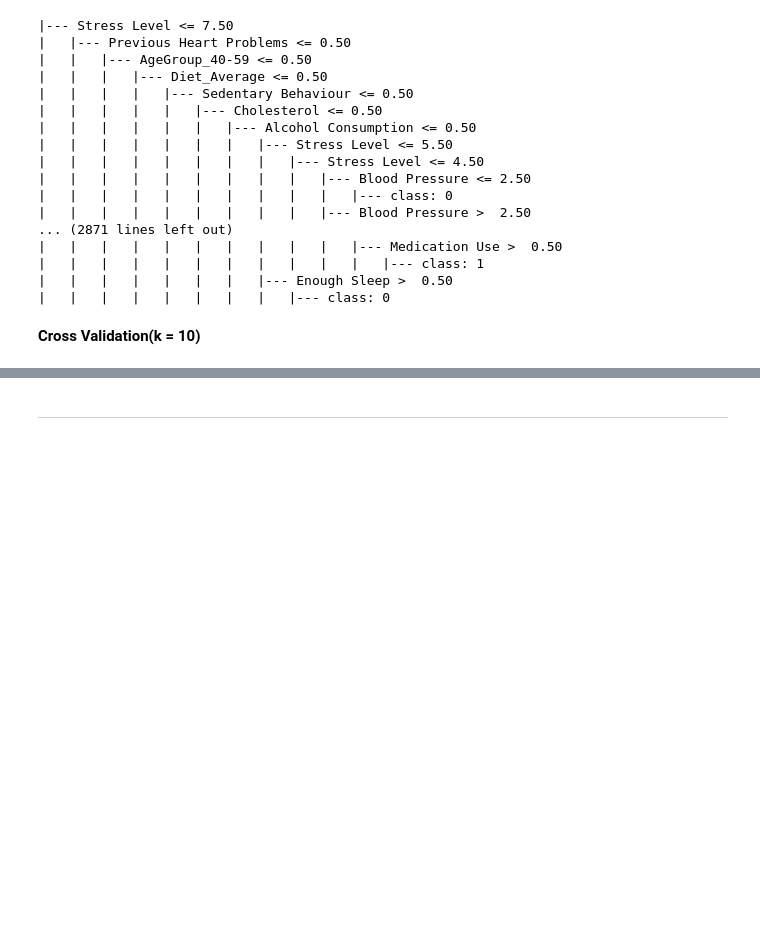
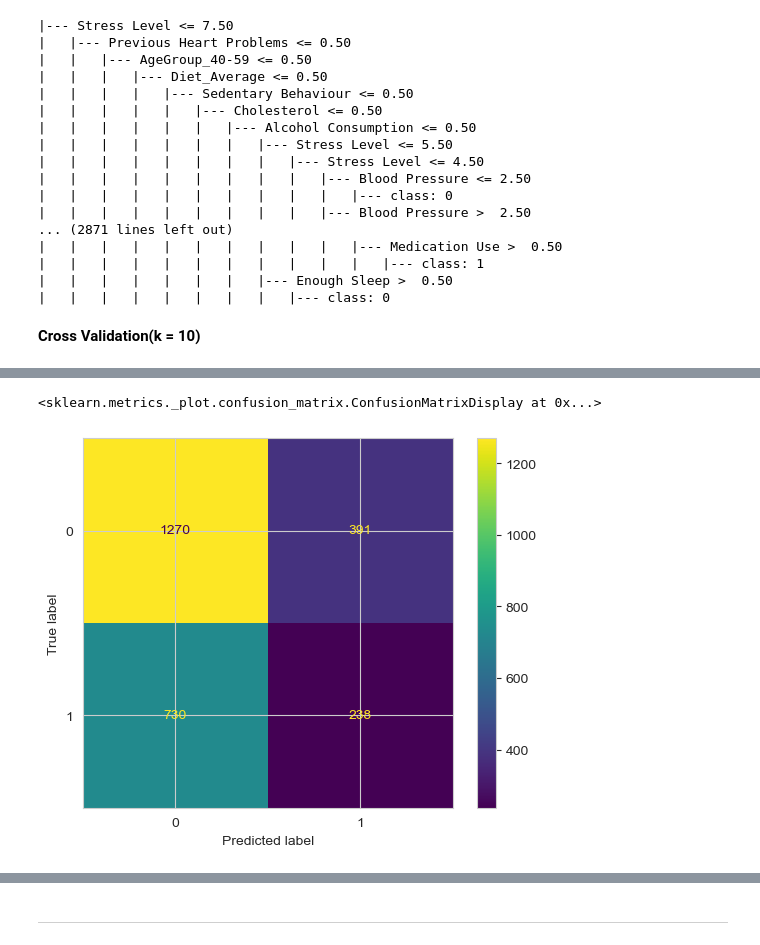
Before and after one commit to AN-DRE4/DadosAprendizagemAutomatica, a Jupyter notebook: HeartAttack.ipynb, the cells around one changed output, grey strips where cells are left out. Saved outputs shown, nothing was run; the diff lists cells and outputs as text; code cells hidden in the pictures; blank space fills up the shorter version.

```diff
--- a/HeartAttack.ipynb
+++ b/HeartAttack.ipynb
@@ -283,10 +283,9 @@ def categorize_cholesterol(row):
     chol = row['Cholesterol']
     if chol < 200:
         return int(0) #Desirable
-    elif 200 <= chol <= 239:
+    if chol <= 239:
         return int(1) #Borderline High
-    else:
-        return int(2) #High
+    return int(2) #High
 
 heartAtk_clean_finalVersion['Cholesterol'] = heartAtk_clean_finalVersion.apply(categorize_cholesterol, axis=1)
 # %% [markdown]
@@ -572,7 +571,10 @@ print(tree_structure)
 
 dtccv_model = DecisionTreeClassifier(criterion = "entropy", max_depth=10, random_state=2022)
 scores = cross_val_score(dtccv_model,x,y,cv = 10)
+dtccv_model.fit(x_train,y_train)
+dtccv_predictions = dtccv_model.predict(x_test)
 print(scores)
+print(classification_report(y_test,dtccv_predictions))
 print("Accuracy of %0.2f with a standard deviation of %0.2f" %(scores.mean(), scores.std()))
 # %% [output]
 [0.60661345 0.55872292 0.57468643 0.55593607 0.59360731 0.5890411
@@ -580 +591,6 @@ print("Accuracy of %0.2f with a standard deviation of %0.2f" %(scores.mean(), sc
 Accuracy of 0.58 with a standard deviation of 0.02
+# %%
+ConfusionMatrixDisplay.from_predictions(y_test, dtccv_predictions)
+# %% [output]
+<sklearn.metrics._plot.confusion_matrix.ConfusionMatrixDisplay at 0x...>
+[figure, added]
```
Also changed, not shown: parts of 14 cells of this notebook.
